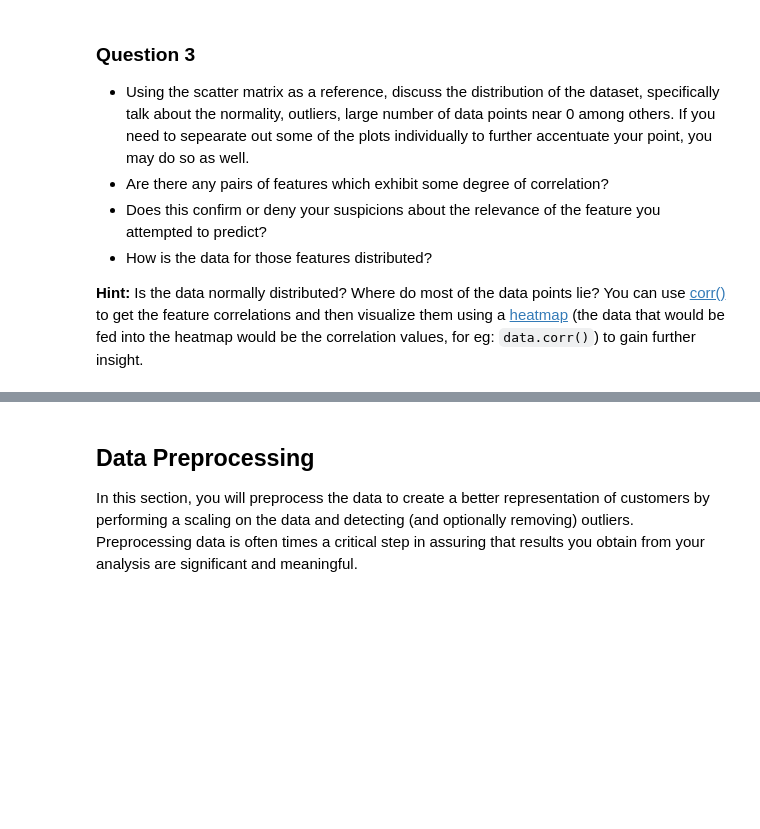
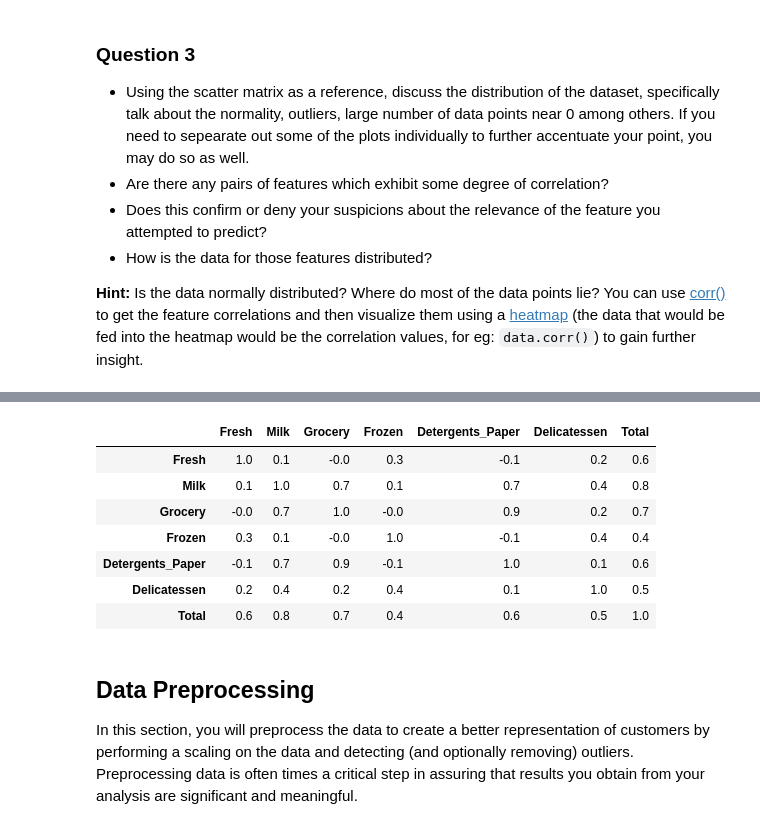
Before and after one commit to itosi/Creating_Customer_Segments, a Jupyter notebook: customer_segments.ipynb, the cells around one changed output, grey strips where cells are left out. Cells and saved outputs as stored; diff of their text form; code cells hidden in the pictures; blank space fills up the shorter version.

```diff
--- a/customer_segments.ipynb
+++ b/customer_segments.ipynb
@@ -258,3 +277,14 @@ pd.plotting.scatter_matrix(data, alpha = 0.3, figsize = (14,8), diagonal = 'kde'
+# %%
+data.corr().style.background_gradient(axis=None, cmap='RdBu').format(precision=1)
+# %% [output]
+|  | Fresh | Milk | Grocery | Frozen | Detergents_Paper | Delicatessen | Total |
+| Fresh | 1.0 | 0.1 | -0.0 | 0.3 | -0.1 | 0.2 | 0.6 |
+| Milk | 0.1 | 1.0 | 0.7 | 0.1 | 0.7 | 0.4 | 0.8 |
+| Grocery | -0.0 | 0.7 | 1.0 | -0.0 | 0.9 | 0.2 | 0.7 |
+| Frozen | 0.3 | 0.1 | -0.0 | 1.0 | -0.1 | 0.4 | 0.4 |
+| Detergents_Paper | -0.1 | 0.7 | 0.9 | -0.1 | 1.0 | 0.1 | 0.6 |
+| Delicatessen | 0.2 | 0.4 | 0.2 | 0.4 | 0.1 | 1.0 | 0.5 |
+| Total | 0.6 | 0.8 | 0.7 | 0.4 | 0.6 | 0.5 | 1.0 |
 # %% [markdown]
 ## Data Preprocessing
 In this section, you will preprocess the data to create a better representation of customers by performing a scaling on the data and detecting (and optionally removing) outliers. Preprocessing data is often times a critical step in assuring that results you obtain from your analysis are significant and meaningful.
```
Also changed, not shown: parts of 6 cells of this notebook.
